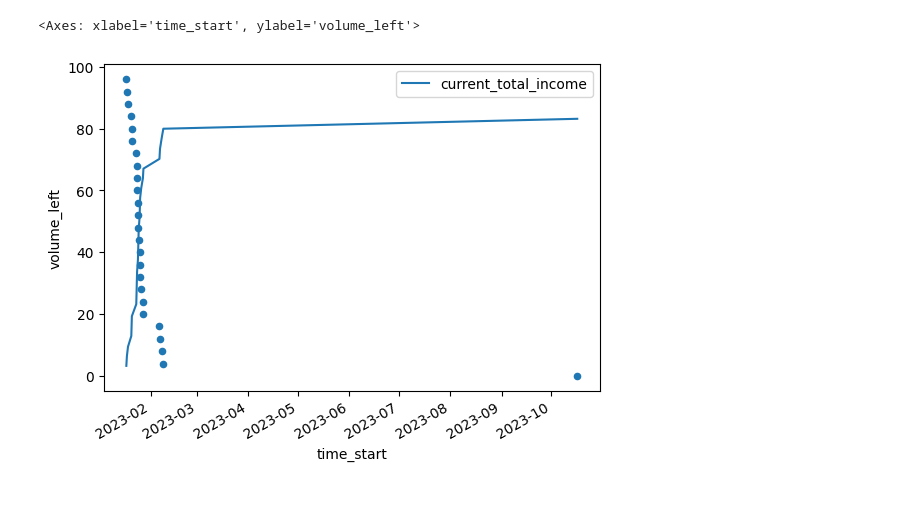
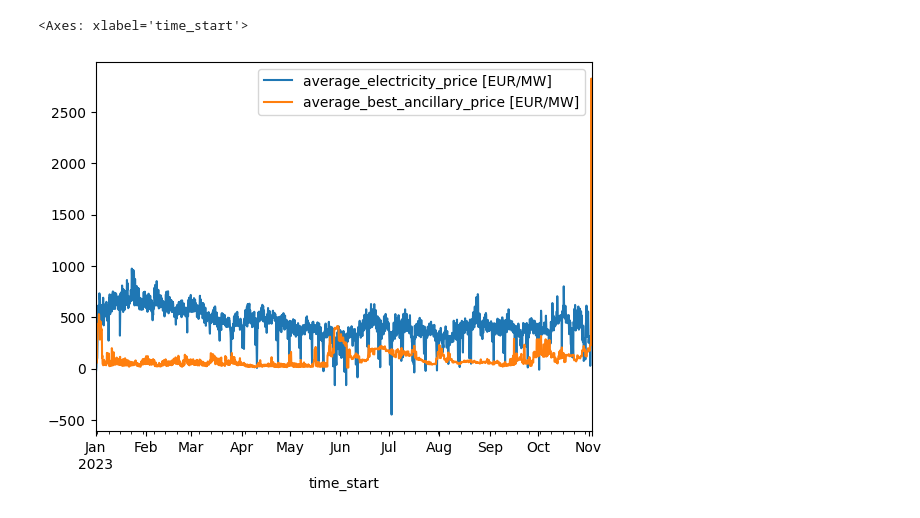
Before and after one commit to ibstokke/EnergyNow23, a Jupyter notebook: Electricity_prices.ipynb, the cells around one changed output. Cells and saved outputs as stored; diff of their text form; code cells hidden in the pictures.

```diff
--- a/Electricity_prices.ipynb
+++ b/Electricity_prices.ipynb
@@ -27,7 +27,7 @@ electricity_df["Day-ahead Price [EUR/MWh]"] = pd.to_numeric(electricity_df["Day-
 interval_size_int = 4
 interval_size = pd.Timedelta(hours=interval_size_int)
 
-electricity_df["average_electricity_price"] = pd.Series()
+electricity_df["average_electricity_price [EUR/MW]"] = pd.Series()
 prices_series = pd.Series()
 date_iterator = start_date
 while date_iterator < end_date:
@@ -35,8 +35,8 @@ while date_iterator < end_date:
     #Finding the average 4 hour price in EUR/MW
     avg_price = df["Day-ahead Price [EUR/MWh]"].sum()
     indices = list(df.index.values)
-    electricity_df.loc[indices[0]:indices[-1],"average_electricity_price"] = avg_price
+    electricity_df.loc[indices[0]:indices[-1],"average_electricity_price [EUR/MW]"] = avg_price
     date_iterator = date_iterator+interval_size
-electricity_df = electricity_df[electricity_df["time_start"].dt.hour%4 ==0].drop(labels = ["MTU (CET/CEST)", "Day-ahead Price [EUR/MWh]","time_stop"], axis =1)
+electricity_df = electricity_df[electricity_df["time_start"].dt.hour%4 ==0].drop(labels = ["MTU (CET/CEST)", "Day-ahead Price [EUR/MWh]","time_stop", "Currency"], axis =1)
 electricity_df
 # %% [output]
@@ -194,3 +128,28 @@ decision_maker(date,5,ancillary_df,electricity_df,mode = "max")
+# %%
+
+
+def average_best_ancillary_prices(volume, ancillary_df):
+    '''
+        volume: float
+        ancillary_df: dataframe formatted as the corresponding dataframes above
+    '''
+    ancillary_df = ancillary_df.sort_values(by = ["time_start","ancillary_price [EUR/MW]"], ascending = [True,False])
+    ancillary_df["cumsum"] = ancillary_df.groupby("time_start", as_index=False)["volume_sold [MW]"].cumsum()
+
+    ancillary_df.loc[(ancillary_df["cumsum"] > volume) & (ancillary_df["cumsum"]-ancillary_df["volume_sold [MW]"] < volume),"volume_sold [MW]"] = ancillary_df["volume_sold [MW]"] - (ancillary_df["cumsum"]-volume)
+    ancillary_df["cumsum"] = ancillary_df.groupby("time_start", as_index=False)["volume_sold [MW]"].cumsum()
+    ancillary_df = ancillary_df[ancillary_df["cumsum"] <= volume]
+
+    #calculating weighted average of the highest ancillary prices
+
+    ancillary_df["weight"] = ancillary_df["ancillary_price [EUR/MW]"]*ancillary_df["volume_sold [MW]"]
+    result_df = pd.DataFrame()
+    result_df["average_best_ancillary_price [EUR/MW]"] = ancillary_df.groupby("time_start").sum()["weight"]/volume
+    result_df["average_electricity_price [EUR/MW]"] = ancillary_df.groupby("time_start").first()["average_electricity_price [EUR/MW]"]
+
+    return result_df.reset_index()
+# %%
+result_df = average_best_ancillary_prices(30,ancillary_df=ancillary_df)
 # %%
 # Single (existing example) plant
 #maximal capacity and minimal capacity
@@ -267,7 +161,7 @@ reservoir_df
 # %%
-#plotting reservoar volume as a function of time
-ax = reservoir_df.plot(x = "time_start", y = "volume_left",kind = "scatter")
-reservoir_df.plot(ax=ax,x = "time_start", y = "current_total_income" )
+#plotting
+ax = result_df.plot(x = "time_start", y = "average_electricity_price [EUR/MW]")
+result_df.plot(ax = ax,x = "time_start",y = "average_best_ancillary_price [EUR/MW]")
 # %% [output]
-<Axes: xlabel='time_start', ylabel='volume_left'>
+<Axes: xlabel='time_start'>
-[figure, old version]
+[figure, new version]
```
Also changed, not shown: parts of 10 cells of this notebook.
